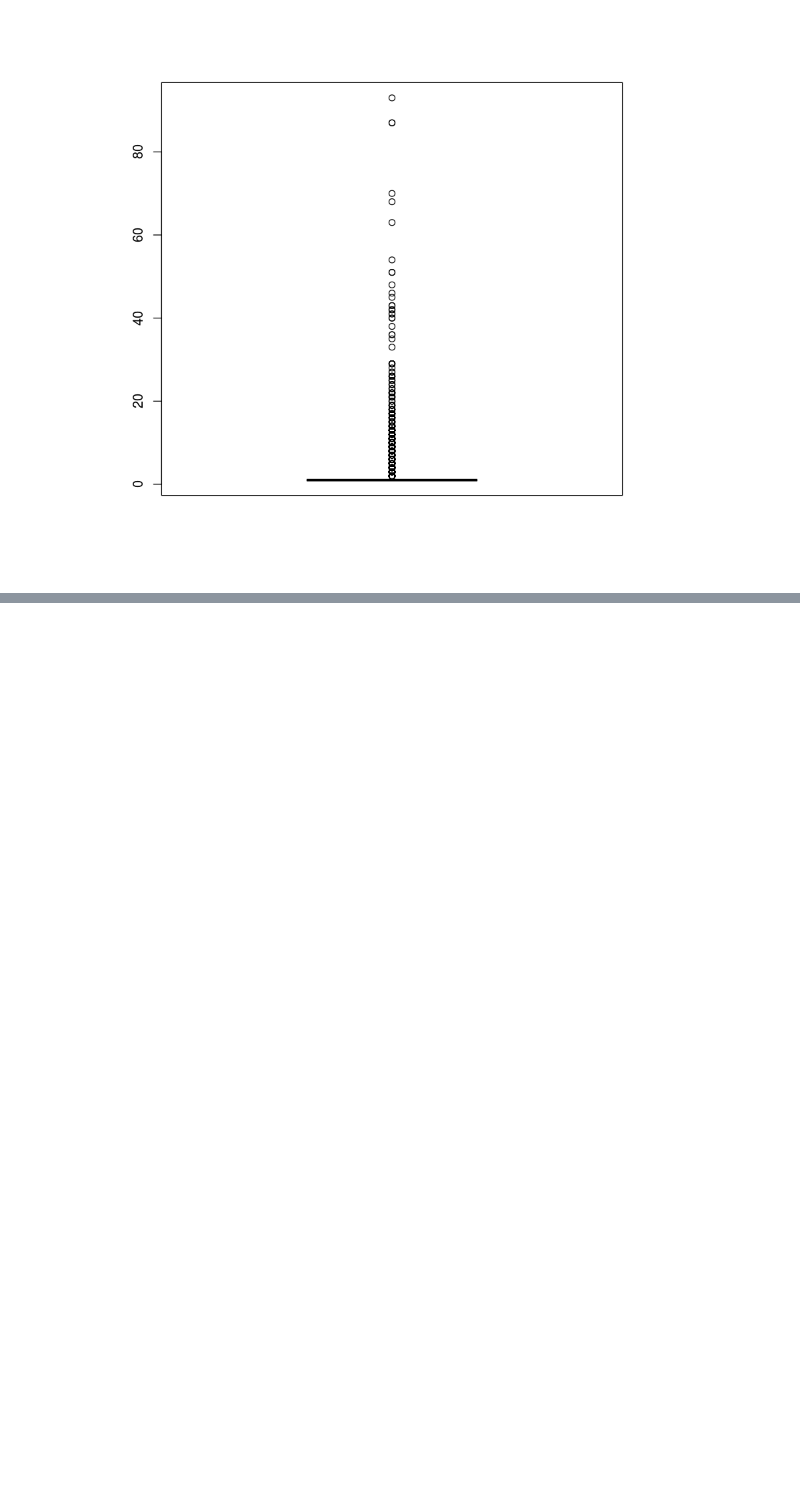
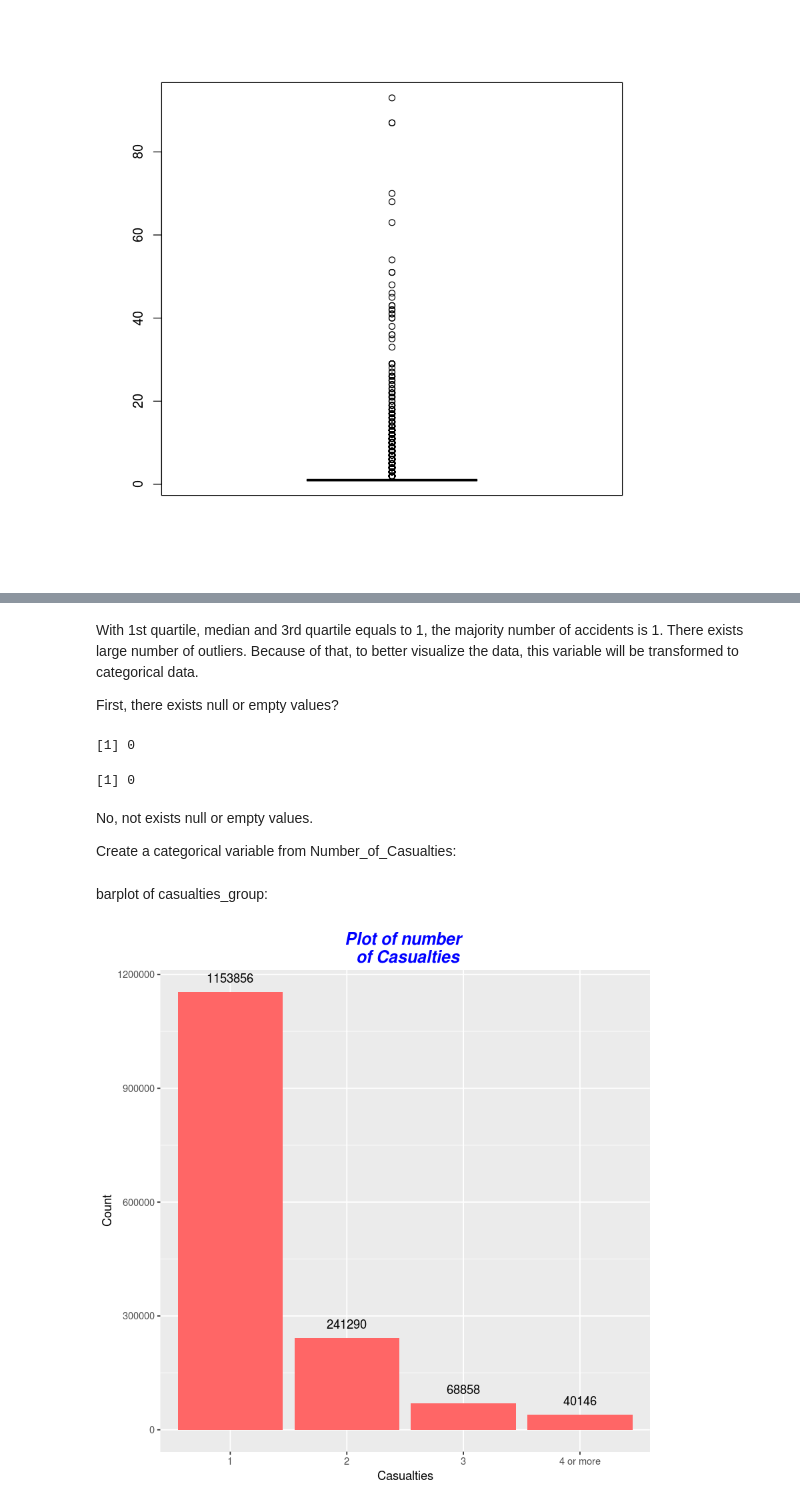
Before and after one commit to jcarlosadm/classes, a Jupyter notebook: data_mining/uk_accidents/Description and Cleaning.ipynb, the cells around one changed output, grey strips where cells are left out. Saved outputs shown, nothing was run; the diff lists cells and outputs as text; code cells hidden in the pictures; blank space fills up the shorter version.

Commit message:
finish Number_of_Casualties analysis

```diff
--- a/data_mining/uk_accidents/Description and Cleaning.ipynb
+++ b/data_mining/uk_accidents/Description and Cleaning.ipynb
@@ -43,0 +55,30 @@ boxplot(accidents$Number_of_Casualties)
+# %% [markdown]
+With 1st quartile, median and 3rd quartile equals to 1, the majority number of accidents is 1. There exists large number of outliers. Because of that, to better visualize the data, this variable will be transformed to categorical data.
+
+First, there exists null or empty values?
+# %%
+sum(is.na(accidents$Number_of_Casualties))
+sum(accidents$Number_of_Casualties == "")
+# %% [output]
+[1] 0
+[1] 0
+# %% [markdown]
+No, not exists null or empty values.
+
+Create a categorical variable from Number_of_Casualties:
+# %%
+accidents <- mutate(accidents, casualties_group =
+ifelse(Number_of_Casualties %in% 0:1, "1",
+ifelse(Number_of_Casualties %in% 2, "2",
+ifelse(Number_of_Casualties %in% 3, "3","4 or more"))))
+# %% [markdown]
+barplot of casualties_group:
+# %%
+ggplot(accidents, aes(x = casualties_group)) + geom_bar(fill = "#FF6666") +
+  xlab("Casualties") + ylab("Count") +
+  geom_text(stat = "count", aes(y = ..count.., label = ..count..), vjust = -1) +
+  ggtitle("Plot of number \n of Casualties") +
+  theme(plot.title =element_text(hjust = 0.5, color="blue",size=15,
+                                 face="bold.italic", vjust = -1))
+# %% [output]
+[figure, added]
```
Also changed, not shown: parts of 4 cells of this notebook.
